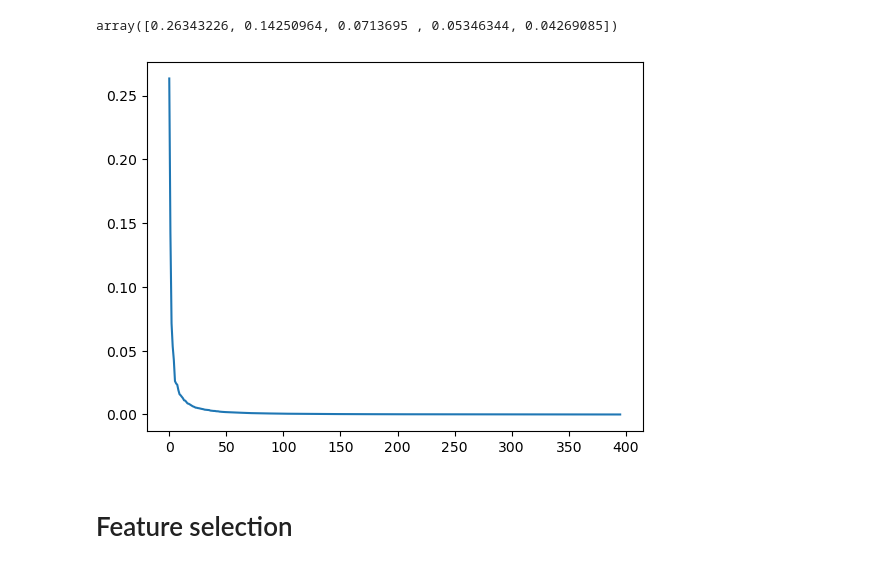
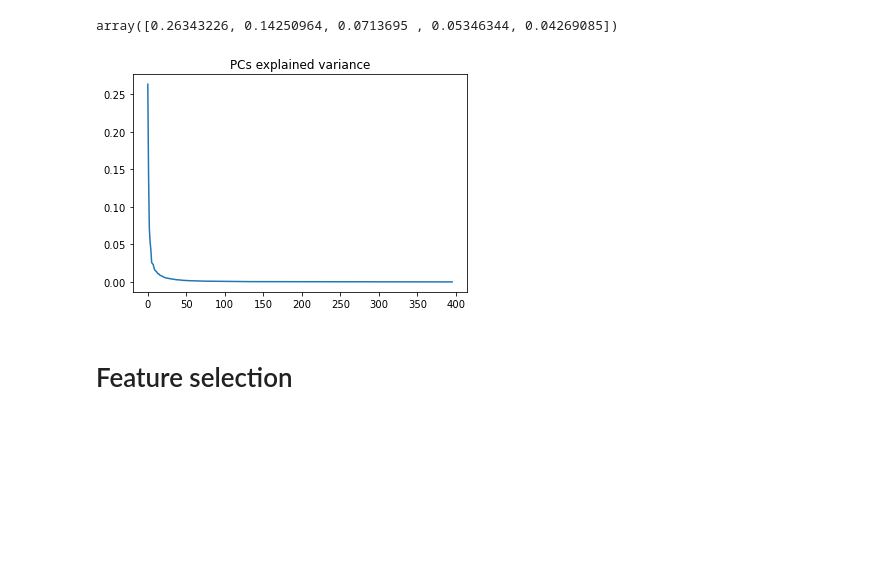
Before and after one commit to rebeccadf/Cognitive-modelling-HW2, a Jupyter notebook: analysis.ipynb, the cells around one changed output. Drawn from its saved outputs; the diff is of its cells as text; code cells hidden in the pictures; blank space fills up the shorter version.

```diff
--- a/analysis.ipynb
+++ b/analysis.ipynb
@@ -64,9 +64,10 @@ exp_var_pca[:5]
 array([0.26343226, 0.14250964, 0.0713695 , 0.05346344, 0.04269085])
 # %%
 plt.plot(exp_var_pca)
+plt.title("PCs explained variance")
 plt.show()
 # %% [output]
-[figure, old version]
+[figure, new version]
 # %% [markdown]
 # Feature selection
 # %%
```
Also changed, not shown: parts of 6 cells of this notebook.
